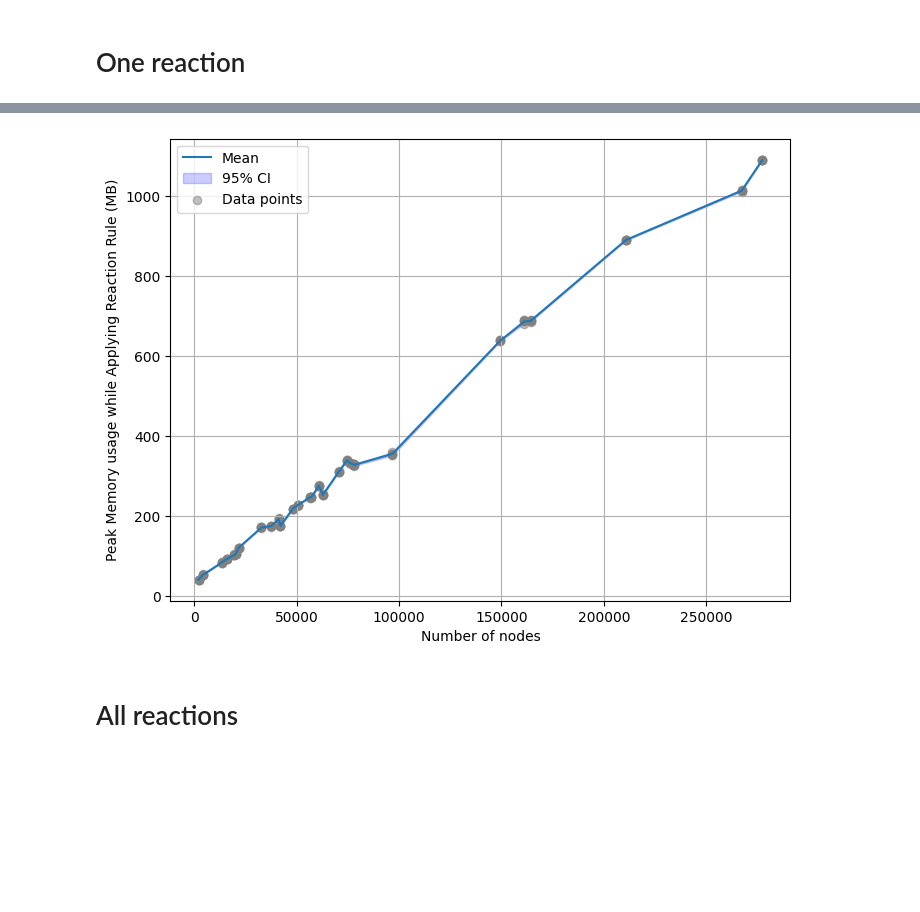
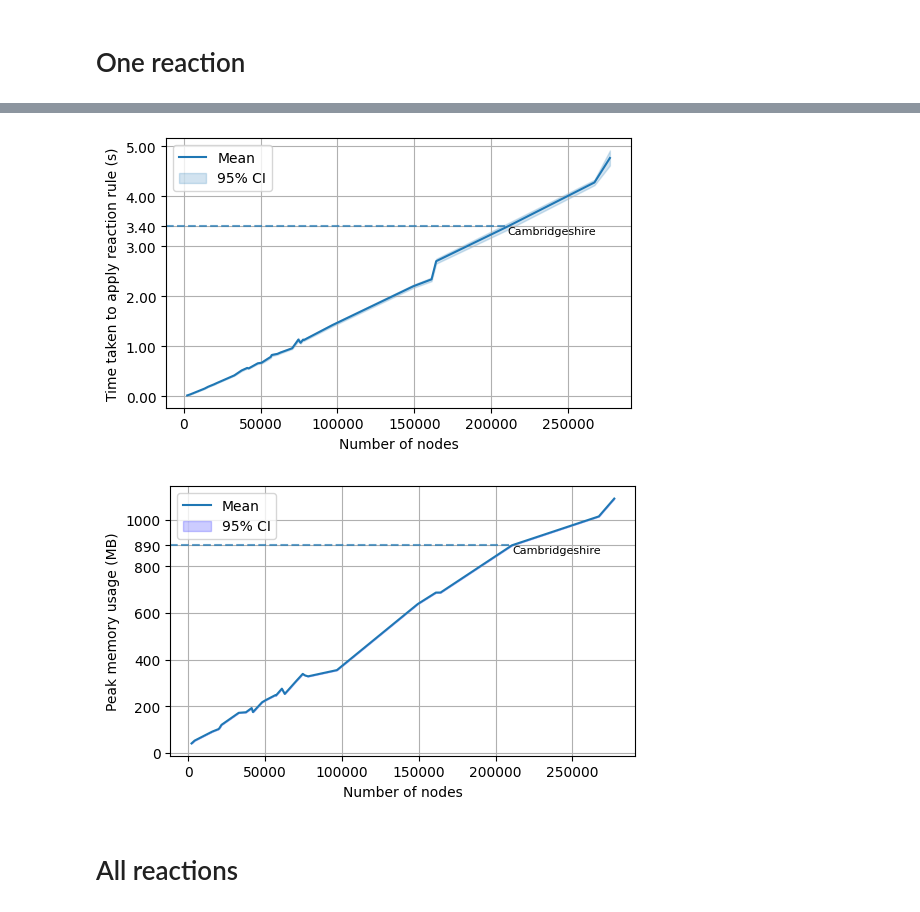
Before and after one commit to ric-almeida/bigraph-of-the-world, a Jupyter notebook: experiments/plot_results.ipynb, the cells around one changed output, grey strips where cells are left out. Saved outputs shown, nothing was run; the diff lists cells and outputs as text; code cells hidden in the pictures; blank space fills up the shorter version.

```diff
--- a/experiments/plot_results.ipynb
+++ b/experiments/plot_results.ipynb
@@ -217,35 +261,83 @@ plt.show()
+# %%
+# Load both CSV files
+df1 = pd.read_csv("experiment_results_dfs_trans.csv")
+
+# Convert columns to numeric
+for df in [df1]:
+    df["Number of nodes"] = pd.to_numeric(df["Number of nodes"], errors="coerce")
+    df["leave_building"] = pd.to_numeric(df["leave_building"], errors="coerce")
+
+def plot_leave_building(df, label, color):
+    means = df.groupby("Number of nodes")["leave_building"].mean()
+    counts = df.groupby("Number of nodes")["leave_building"].count()
+    sems = df.groupby("Number of nodes")["leave_building"].apply(sem)
+    conf95 = sems * t.ppf(0.975, counts-1)
+    plt.plot(means.index, means.values, label=label, color=color)
+    plt.fill_between(means.index, means.values - conf95, means.values + conf95, color=color, alpha=0.2, label="95% CI")
+    # plt.scatter(df["Number of nodes"], df["leave_building"], color=color, alpha=0.4, s=20, label="Data points")
+
+plt.figure(figsize=(6, 3.5))
+plot_leave_building(df1, "Mean", "tab:blue")
+
+means = df.groupby("Number of nodes")["leave_building"].mean()
+
+xlim = plt.xlim()
+ylim = plt.ylim()
+plt.hlines(y=means[210768], xmin=xlim[0], xmax=210768,linestyle="dashed", alpha=0.7, color="tab:blue")
+plt.text(210768, means[210768], "Cambridgeshire", fontsize=8, ha='left', va='top')
+plt.xlim(xlim)
+plt.yticks(list(plt.yticks()[0]) + [means[210768]])
+plt.ylim(ylim)
+
+plt.xlabel("Number of nodes")
+plt.ylabel("Time taken to apply reaction rule (s)")
+plt.gca().yaxis.set_major_formatter(FormatStrFormatter('%.2f'))
+# plt.title("leave_building vs Number of nodes\n(DFS Trans vs Naive Trans, Mean and 95% CI)")
+plt.grid(True)
+plt.legend()
+plt.show()
+# %% [output]
+[figure, added]
 # %%
 # Load CSV file
 df = pd.read_csv("experiment_results_dfs_trans.csv")
 
 # Convert columns to numeric
 df["Number of nodes"] = pd.to_numeric(df["Number of nodes"], errors="coerce")
 df["Maximum resident set size (kbytes)"] = pd.to_numeric(df["Maximum resident set size (kbytes)"], errors="coerce")
 
 # Sort by Number of nodes
 df = df.sort_values("Number of nodes")
 
 # Group by Number of nodes and calculate mean and 95% CI
 means = df.groupby("Number of nodes")["Maximum resident set size (kbytes)"].mean() / 1024  # MB
 counts = df.groupby("Number of nodes")["Maximum resident set size (kbytes)"].count()
 sems = df.groupby("Number of nodes")["Maximum resident set size (kbytes)"].apply(sem)
 conf95 = sems * t.ppf(0.975, counts-1) / 1024  # MB
 
 x = means.index
 y = means.values
 
-plt.figure(figsize=(8, 6))
+plt.figure(figsize=(6, 3.5))
 plt.plot(x, y, label="Mean")
 plt.fill_between(x, y - conf95, y + conf95, color="b", alpha=0.2, label="95% CI")
-plt.scatter(df["Number of nodes"], df["Maximum resident set size (kbytes)"] / 1024, color="gray", alpha=0.5, label="Data points")
+# plt.scatter(df["Number of nodes"], df["Maximum resident set size (kbytes)"] / 1024, color="gray", alpha=0.5, label="Data points")
+
+xlim = plt.xlim()
+ylim = plt.ylim()
+plt.hlines(y=means[210768], xmin=xlim[0], xmax=210768,linestyle="dashed", alpha=0.7,)
+plt.text(210768, means[210768], "Cambridgeshire", fontsize=8, ha='left', va='top')
+plt.xlim(xlim)
+plt.yticks(list(plt.yticks()[0]) + [means[210768]])
+plt.ylim(ylim)
 
 plt.xlabel("Number of nodes")
-plt.ylabel("Peak Memory usage while Applying Reaction Rule (MB)")
+plt.ylabel("Peak memory usage (MB)")
 # plt.title("Maximum resident set size vs Number of nodes (DFS Trans)\nMean and 95% Confidence Interval")
 plt.grid(True)
 plt.legend()
 plt.show()
 # %% [output]
-[figure, old version]
+[figure, new version]
 # %% [markdown]
 # All reactions
```
Also changed, not shown: parts of 10 cells of this notebook, 18 other files.
